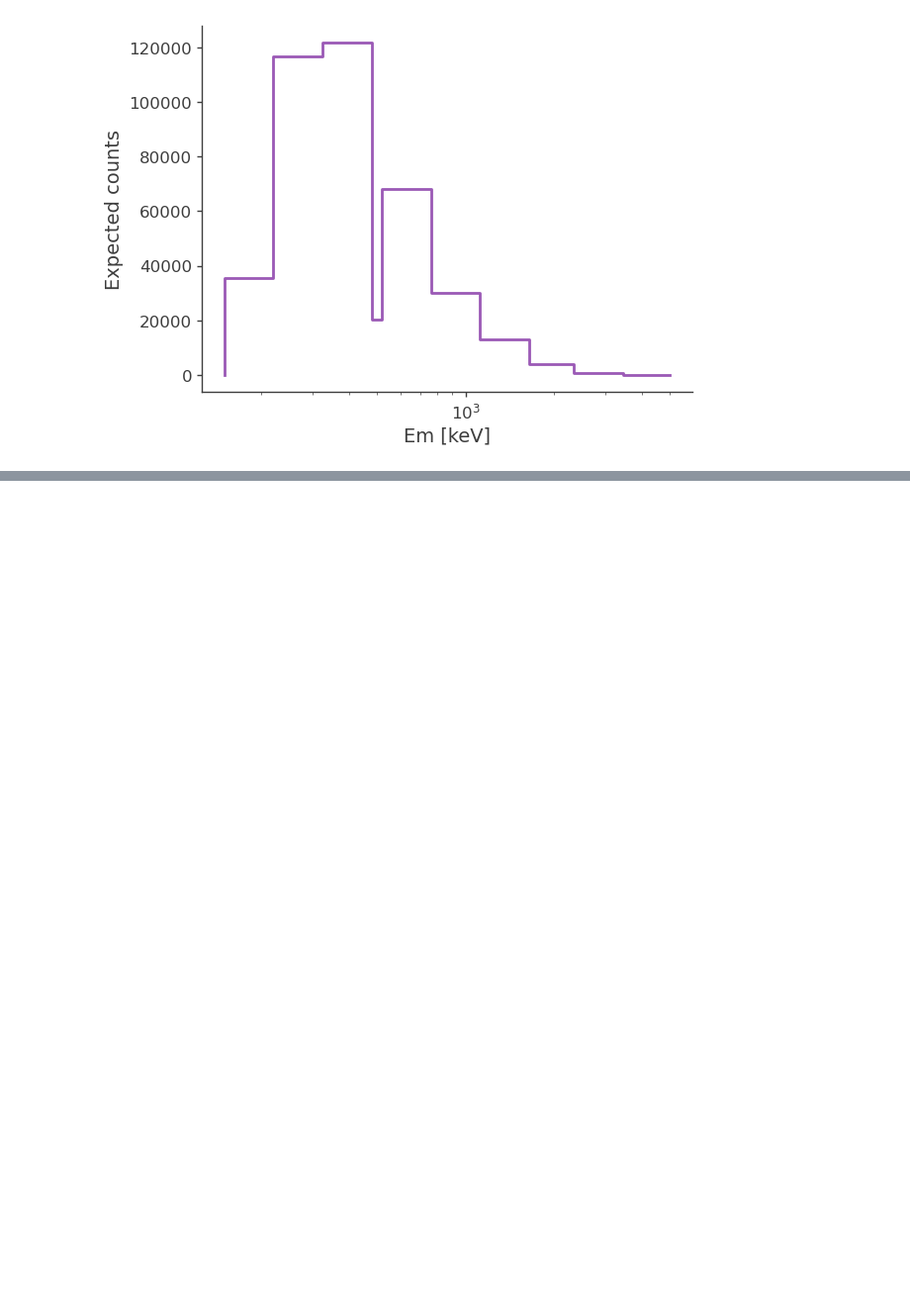
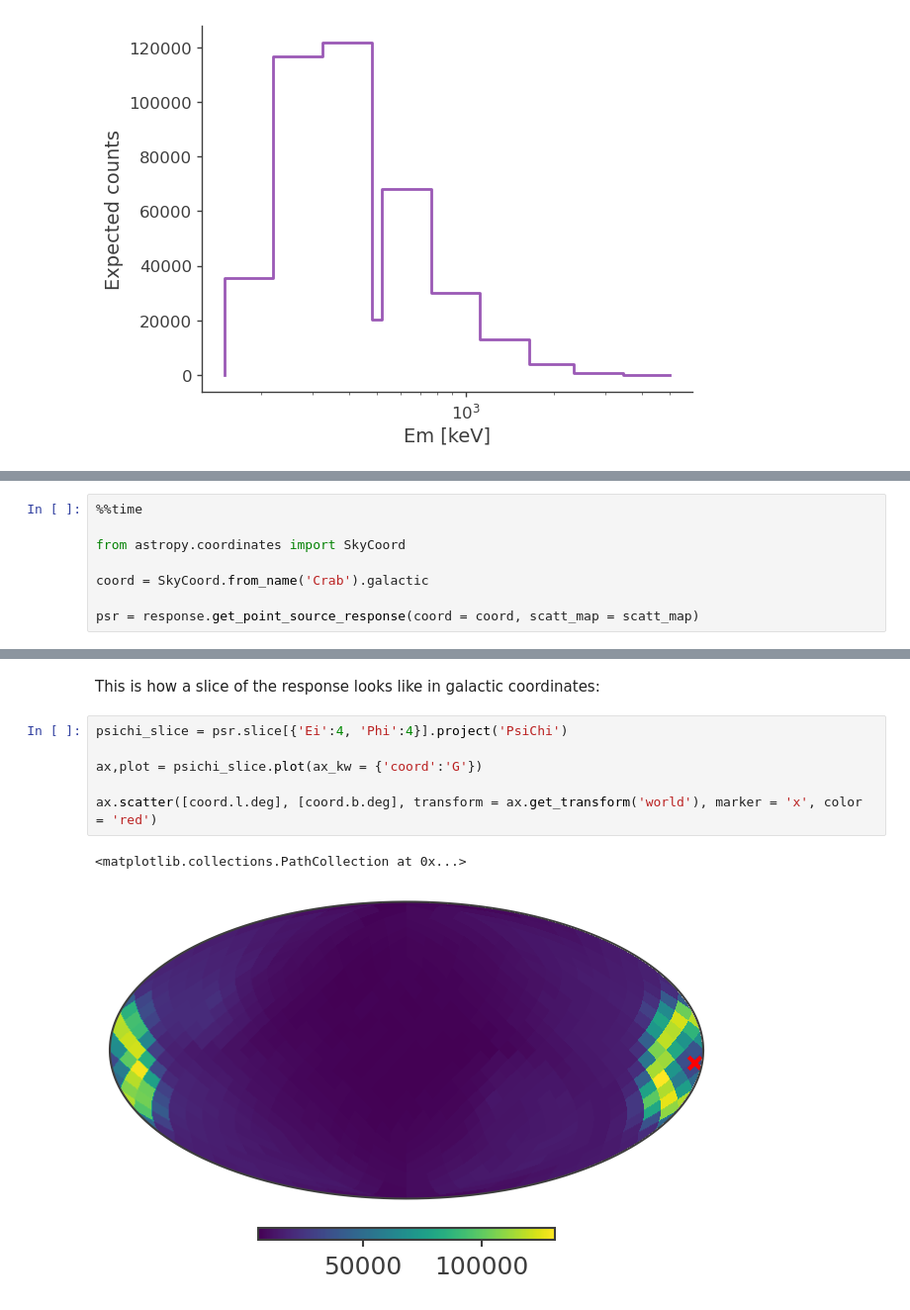
Before and after one commit to cositools/cosipy, a Jupyter notebook: docs/tutorials/DetectorResponse.ipynb, the cells around one changed output, grey strips where cells are left out. Shown at 99% size. Drawn from its saved outputs; the diff is of its cells as text; blank space fills up the shorter version.

```diff
--- a/docs/tutorials/DetectorResponse.ipynb
+++ b/docs/tutorials/DetectorResponse.ipynb
@@ -218,0 +286,8 @@ Text(0, 0.5, 'Expected counts')
+# %%
+%%time
+
+from astropy.coordinates import SkyCoord
+
+coord = SkyCoord.from_name('Crab').galactic
+
+psr = response.get_point_source_response(coord = coord, scatt_map = scatt_map)
@@ -218,0 +297,11 @@ Text(0, 0.5, 'Expected counts')
+# %% [markdown]
+This is how a slice of the response looks like in galactic coordinates:
+# %%
+psichi_slice = psr.slice[{'Ei':4, 'Phi':4}].project('PsiChi')
+
+ax,plot = psichi_slice.plot(ax_kw = {'coord':'G'})
+
+ax.scatter([coord.l.deg], [coord.b.deg], transform = ax.get_transform('world'), marker = 'x', color = 'red')
+# %% [output]
+<matplotlib.collections.PathCollection at 0x...>
+[figure, added]
```
Also changed, not shown: parts of 20 cells of this notebook.
